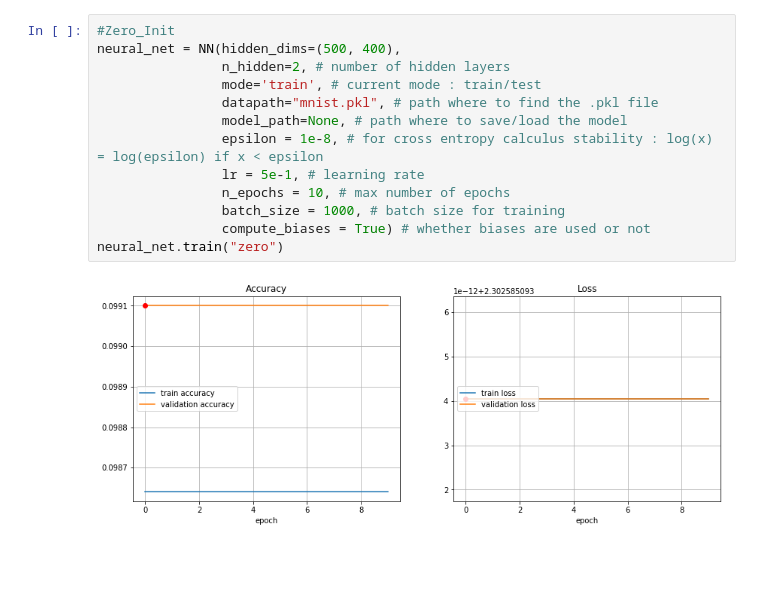
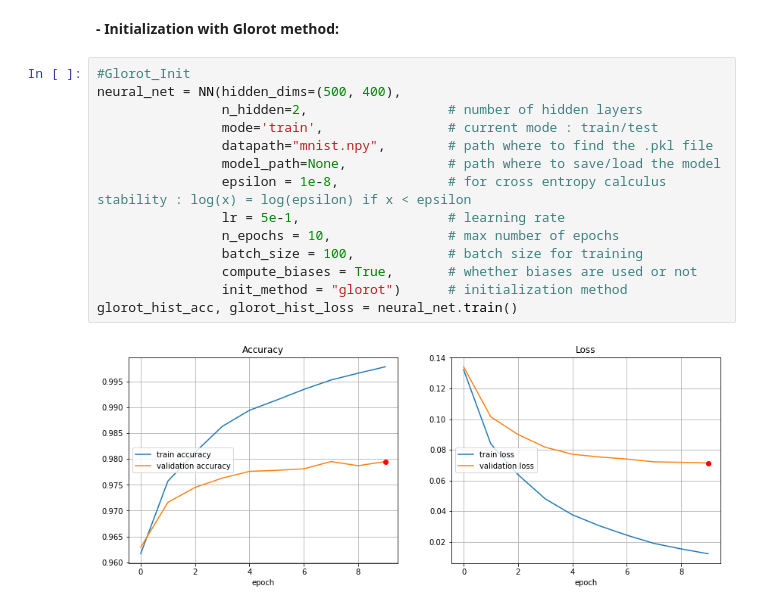
Before and after one commit to ai404/ift6135_assignment1, a Jupyter notebook: assignment1.ipynb, the cells around one changed output. Drawn from its saved outputs; the diff is of its cells as text; blank space fills up the shorter version.

```diff
--- a/assignment1.ipynb
+++ b/assignment1.ipynb
@@ -257,15 +373,18 @@ neural_net.train("glorot")
+# %% [markdown]
+**- Initialization with Glorot method:**
 # %%
-#Zero_Init
+#Glorot_Init
 neural_net = NN(hidden_dims=(500, 400),
-                n_hidden=2, # number of hidden layers
-                mode='train', # current mode : train/test
-                datapath="mnist.pkl", # path where to find the .pkl file
-                model_path=None, # path where to save/load the model
-                epsilon = 1e-8, # for cross entropy calculus stability : log(x) = log(epsilon) if x < epsilon
-                lr = 5e-1, # learning rate
-                n_epochs = 10, # max number of epochs
-                batch_size = 1000, # batch size for training
-                compute_biases = True) # whether biases are used or not
-neural_net.train("zero")
+                n_hidden=2,                  # number of hidden layers
+                mode='train',                # current mode : train/test
+                datapath="mnist.npy",        # path where to find the .pkl file
+                model_path=None,             # path where to save/load the model
+                epsilon = 1e-8,              # for cross entropy calculus stability : log(x) = log(epsilon) if x < epsilon
+                lr = 5e-1,                   # learning rate
+                n_epochs = 10,               # max number of epochs
+                batch_size = 100,            # batch size for training
+                compute_biases = True,       # whether biases are used or not
+                init_method = "glorot")      # initialization method
+glorot_hist_acc, glorot_hist_loss = neural_net.train()
 # %% [output]
-[figure, old version]
+[figure, new version]
```
Also changed, not shown: parts of 17 cells of this notebook, 1 other file.
